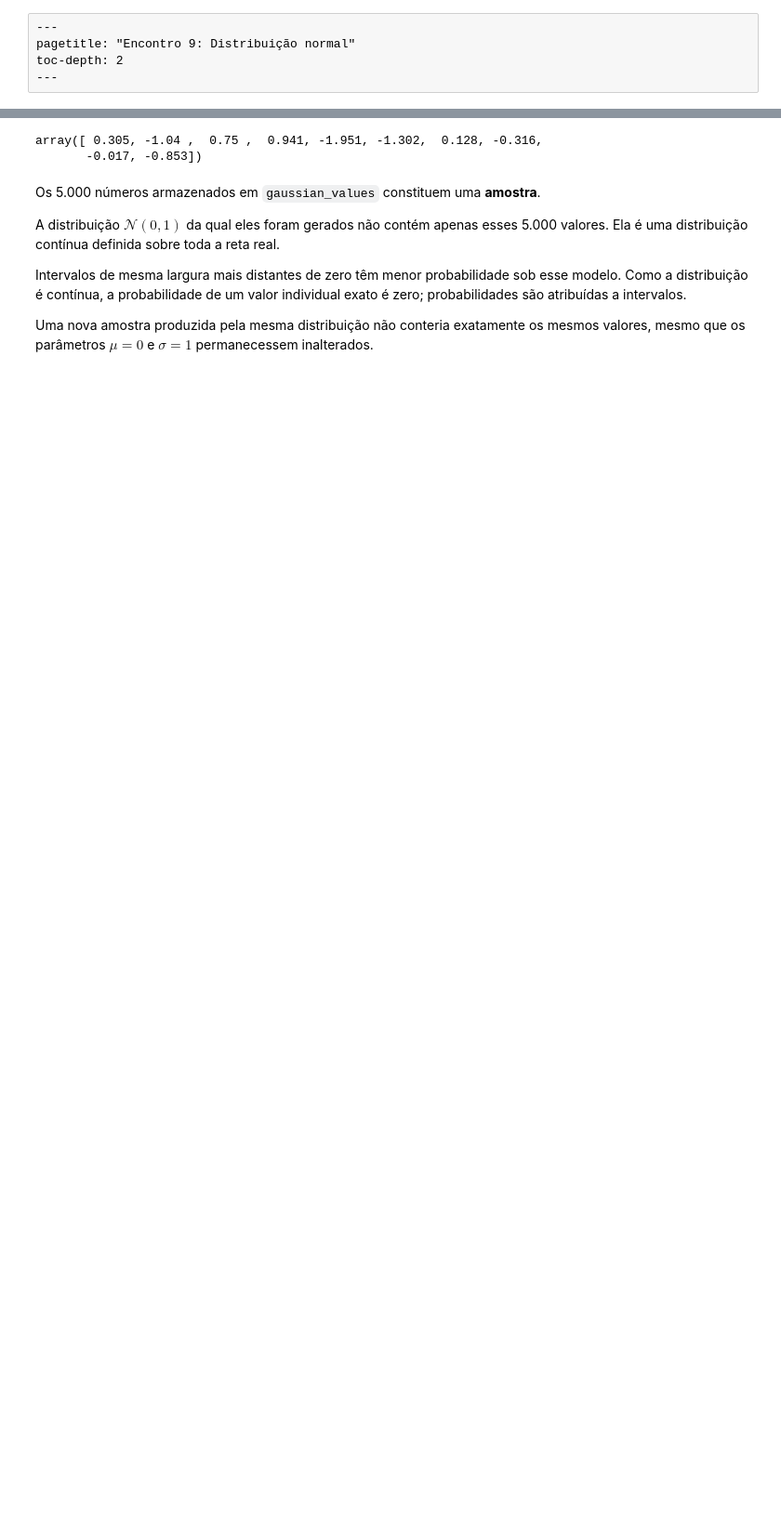
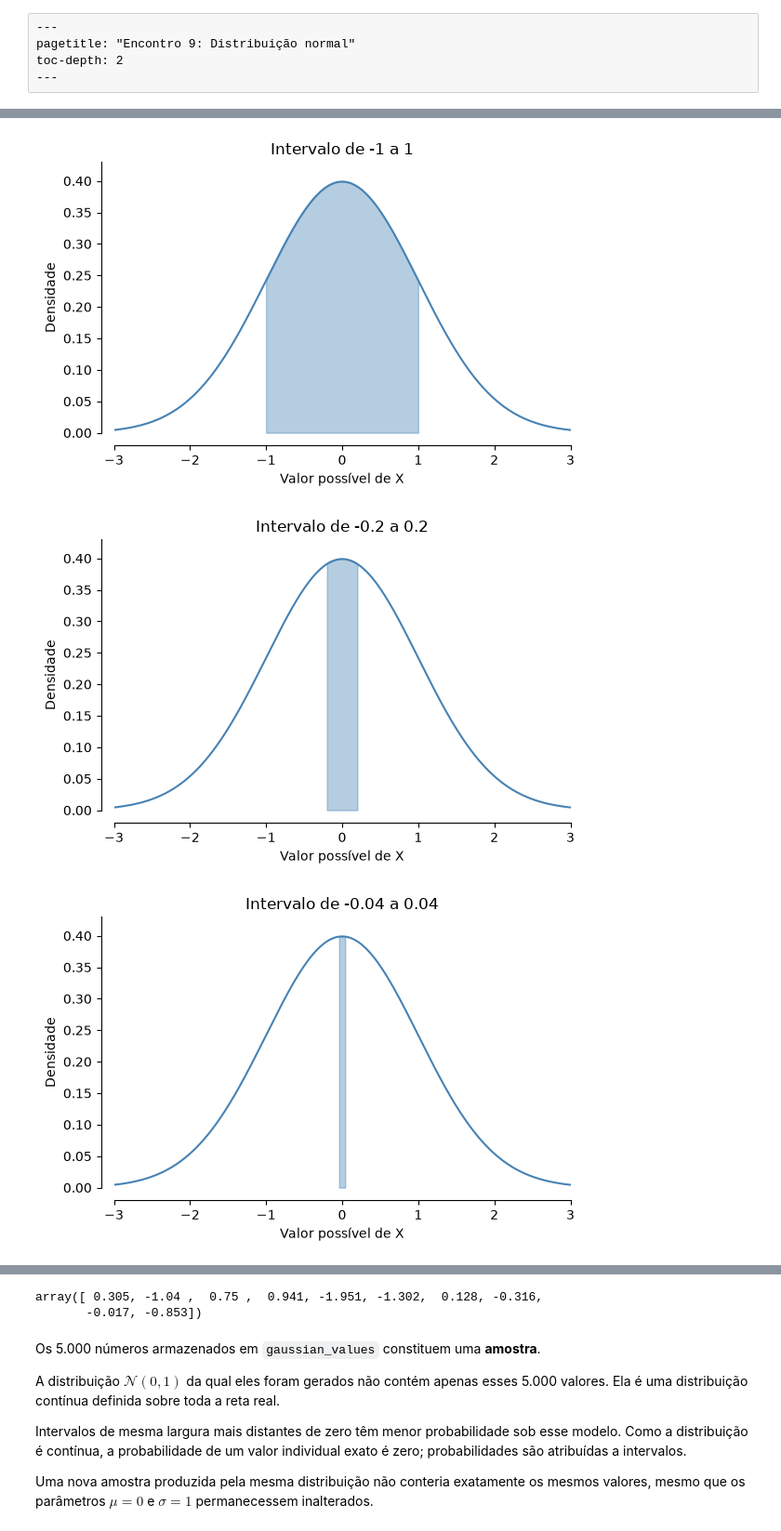
Before and after one commit to jhlopesalves/eda_humanidades, a Jupyter notebook: encontro_9/enc_9.ipynb, the cells around one changed output, grey strips where cells are left out. Shown at 93% size. Drawn from its saved outputs; the diff is of its cells as text; code cells hidden in the pictures; blank space fills up the shorter version.

```diff
--- a/encontro_9/enc_9.ipynb
+++ b/encontro_9/enc_9.ipynb
@@ -70,0 +149,29 @@ distribuição sabidamente normal se comportam.
+# %%
+#| label: fig-normal-intervalos
+#| fig-cap: "Intervalos progressivamente menores têm áreas progressivamente menores, na mesma escala."
+#| fig-subcap: ["De −1 a 1", "De −0,2 a 0,2", "De −0,04 a 0,04"]
+#| fig-alt: "A mesma densidade normal em três figuras. O intervalo sombreado estreita-se em torno de zero e sua área diminui."
+#| layout-ncol: 3
+#| code-fold: true
+#| code-summary: "Mostrar construção dos intervalos"
+
+for half_width in [1, 0.2, 0.04]:
+    fig, ax = plt.subplots(figsize=(6, 4))
+    ax.plot(normal_grid, normal_density, color="steelblue")
+    interval_grid = np.linspace(-half_width, half_width, 101)
+    ax.fill_between(
+        interval_grid, stats.norm.pdf(interval_grid),
+        color="steelblue", alpha=0.4,
+    )
+    ax.set(
+        xlim=(-3, 3), ylim=(0, 0.43),
+        xlabel="Valor possível de X", ylabel="Densidade",
+        title=f"Intervalo de {-half_width:g} a {half_width:g}",
+    )
+    sns.despine(ax=ax, offset=10)
+    fig.tight_layout()
+    plt.show()
+# %% [output]
+[figure, added]
+[figure, added]
+[figure, added]
```
Also changed, not shown: parts of 32 cells of this notebook.
